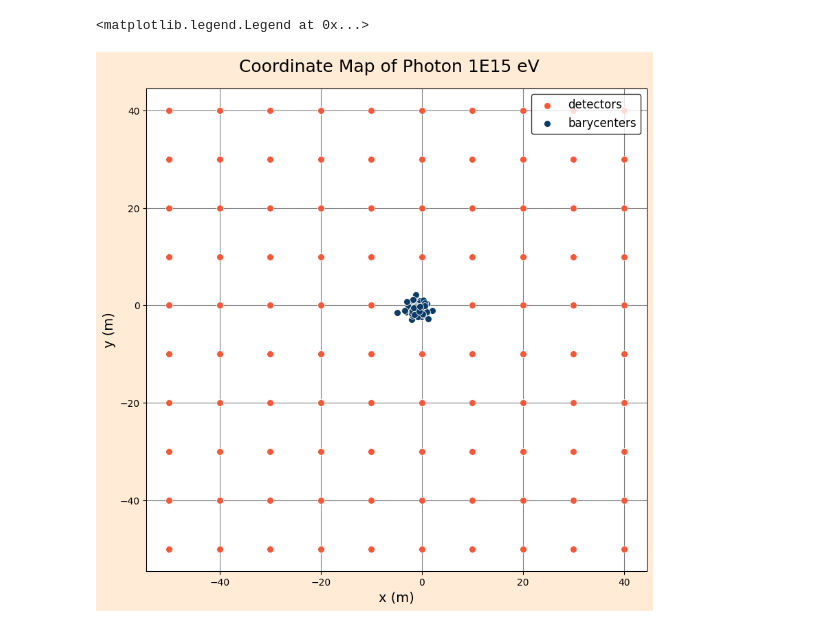
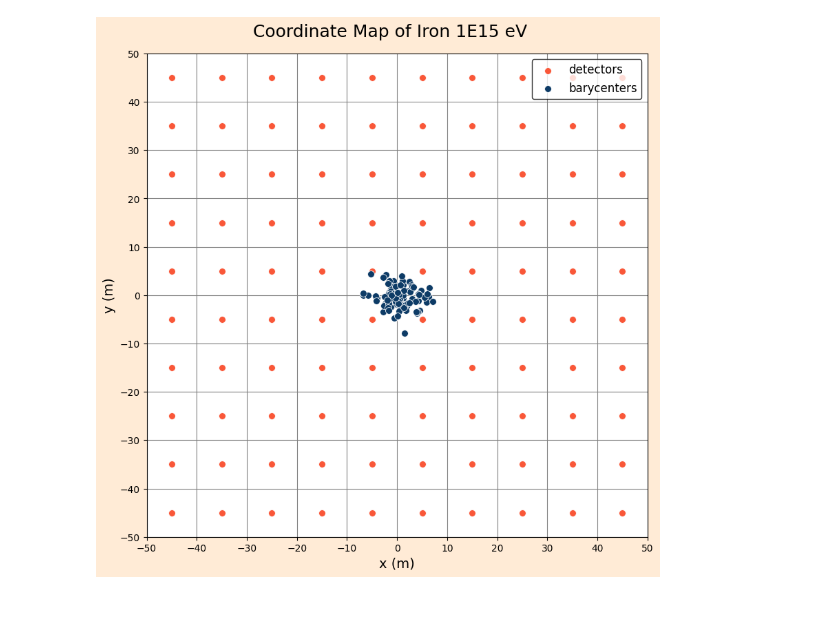
Before and after one commit to lucas-orfei/mestrado, a Jupyter notebook: array_10x10.ipynb, the cells around one changed output. Cells and saved outputs as stored; diff of their text form; code cells hidden in the pictures.

```diff
--- a/array_10x10.ipynb
+++ b/array_10x10.ipynb
@@ -6,7 +6,7 @@ import seaborn as sns
 # %%
 # Leitura do arquivo
 
-arquivo = 'photon1E15_array'
+arquivo = 'iron1E15_array'
 
 df = pl.read_csv(arquivo, has_header= False).filter(pl.col('column_1').str.contains('TRIG'))
 
@@ -103,8 +103,8 @@ halfGridSize = gridSize // 2
 
 for i in range(gridSize):
     for j in range(gridSize):
-        x_det[index] = (j - halfGridSize) * spacing
-        y_det[index] = (i - halfGridSize) * spacing
+        x_det[index] = (j - halfGridSize + 0.5) * spacing
+        y_det[index] = (i - halfGridSize + 0.5) * spacing
         areas[index] = area
         index += 1
 
@@ -167,36 +169,37 @@ for i in range(len(trigs)):
         numerator1 = 0
         denominator = 0
         for j in range(len(trigs)):
                 numerator += (df2['count'][j][i]*x_det[j])
                 numerator1 += (df2['count'][j][i]*y_det[j])
                 denominator += (df2['count'][j][i])
                 if denominator != 0:
                     x_b[i] = numerator / denominator
                     y_b[i] = numerator1 / denominator
                 else:
                     x_b[i] = 0
                     y_b[i] = 0
 
 fig, ax = plt.subplots(1, 1, figsize = (8, 8), facecolor = '#FFEBD6')
 fig.suptitle('Coordinate Map of ' + str(name) + ' eV', size = 18)
 fig.tight_layout()
 ax.set_axisbelow(True)
 ax.yaxis.grid(color='gray', linestyle='-')
 ax.xaxis.grid(color='gray', linestyle='-')
 
 sns.scatterplot(x = x_det, y = y_det, ax = ax, color = '#F95738', s = 50)
 sns.scatterplot(x = x_b, y = y_b, ax = ax, color = '#0D3B66',s = 50)
 
+plt.xticks(ticks=[-50, -40, -30, -20, -10, 0, 10, 20, 30, 40, 50])
+plt.yticks(ticks=[-50, -40, -30, -20, -10, 0, 10, 20, 30, 40, 50])
 ax.set_xlabel('x (m)', size = 14)
 ax.set_ylabel('y (m)', size = 14)
 
 
 ax.legend(['detectors', 'barycenters'], edgecolor = 'black', fontsize = 12, loc = 1)
 
-#plt.savefig('plots/map_' + str(arquivo) + '.png',bbox_inches = 'tight')
+plt.savefig('plots/map_' + str(arquivo) + '.png',bbox_inches = 'tight', dpi = 300)
 # %% [output]
-<matplotlib.legend.Legend at 0x...>
-[figure, old version]
+[figure, new version]
 # %%
 # Criação de arquivo de dados para construir a função de distribuição lateral
 
```
Also changed, not shown: parts of 9 cells of this notebook.
